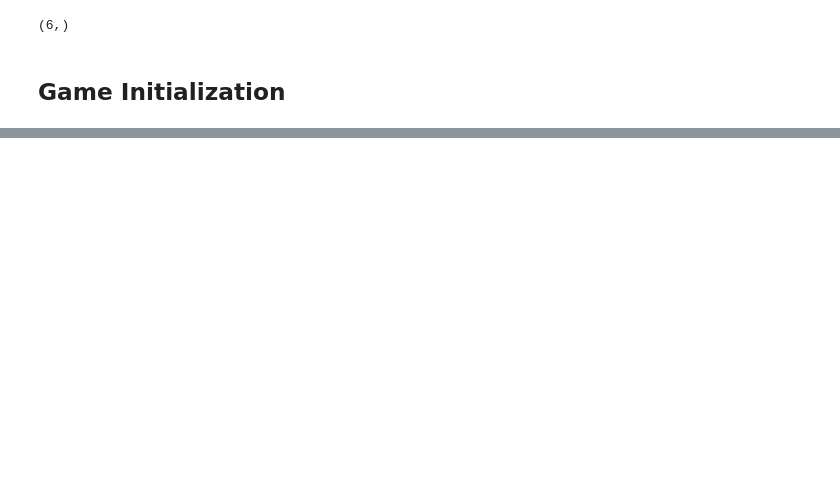
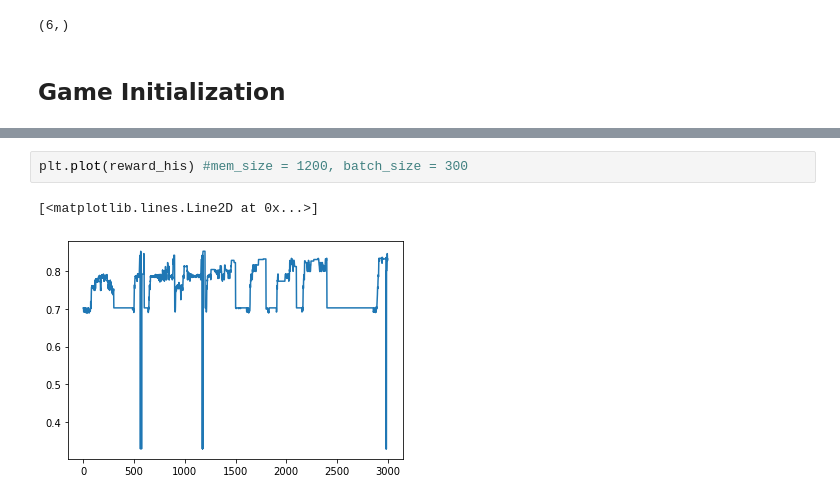
Before and after one commit to y2236li/Kiwi-Reasearch, a Jupyter notebook: 1D_Climber_Post_Trained.ipynb, the cells around one changed output, grey strips where cells are left out. Saved outputs shown, nothing was run; the diff lists cells and outputs as text; blank space fills up the shorter version.

```diff
--- a/1D_Climber_Post_Trained.ipynb
+++ b/1D_Climber_Post_Trained.ipynb
@@ -171,0 +267,5 @@ accuracy_lookuptb = dict(zip(*(x_range, accuracy_list)))
+# %%
+plt.plot(reward_his) #mem_size = 1200, batch_size = 300
+# %% [output]
+[<matplotlib.lines.Line2D at 0x...>]
+[figure, added]
```
Also changed, not shown: parts of 18 cells of this notebook.
